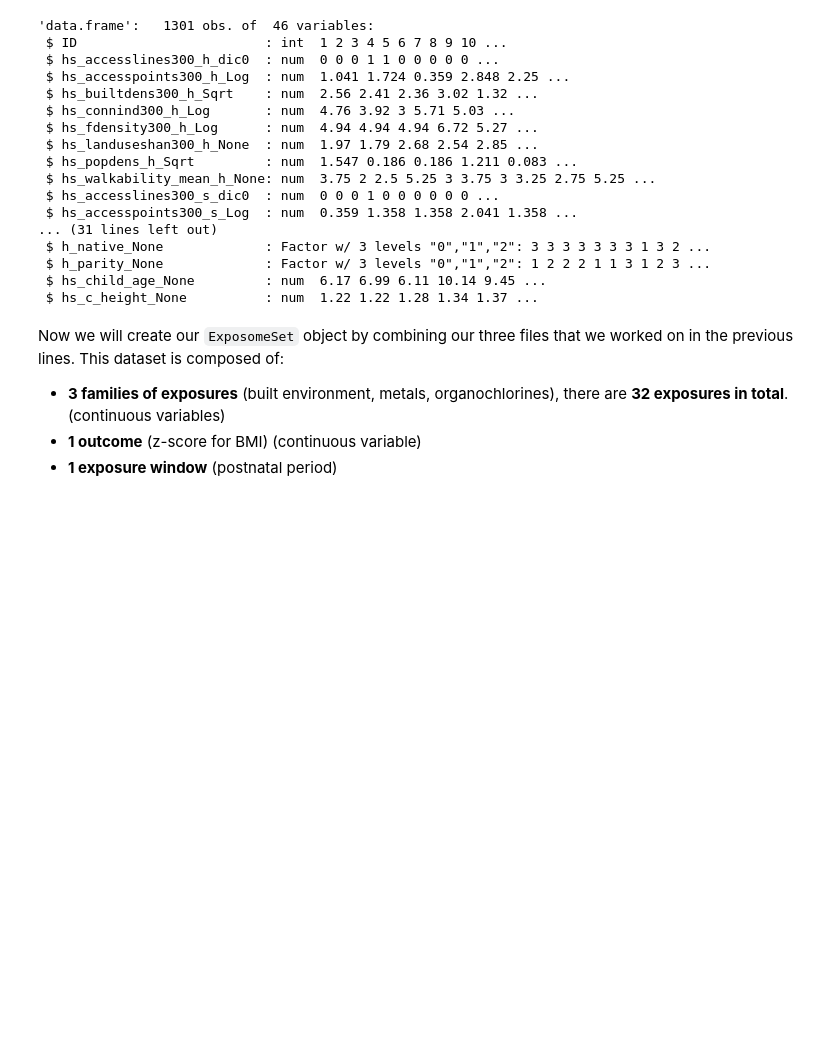
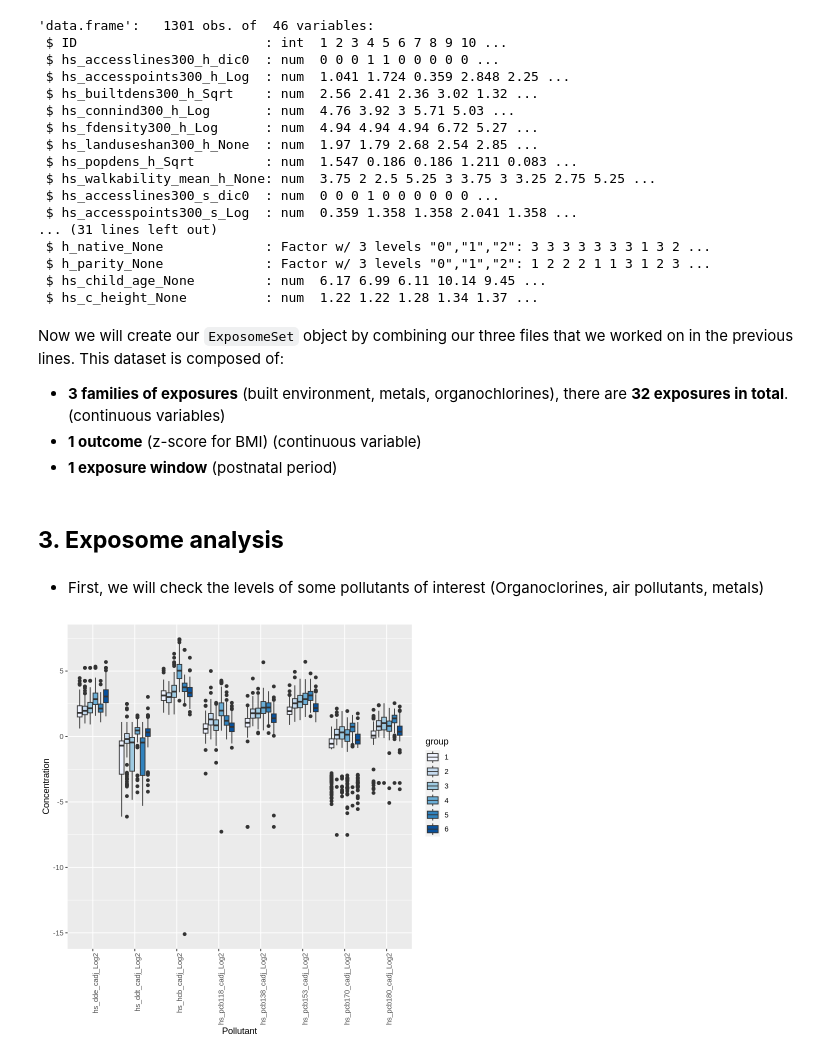
Before and after one commit to alldominguez/isee_young_rennes_ws1, a Jupyter notebook: ws1_isee_young_rennes_version1.ipynb, the cells around one changed output. Saved outputs shown, nothing was run; the diff lists cells and outputs as text; code cells hidden in the pictures; blank space fills up the shorter version.

```diff
--- a/ws1_isee_young_rennes_version1.ipynb
+++ b/ws1_isee_young_rennes_version1.ipynb
@@ -247,7 +249,7 @@ levels(codebook$family)
 # %%
 expo.list <- as.character(codebook$variable_name[(codebook$family == "Organochlorines" |
                                                   codebook$family == "Metals" |
-                                                  #codebook$family == "Air Pollution" |
+                                                  codebook$family == "Air Pollution" |
                                                   codebook$family == "Built environment") &
                                                   codebook$period == "Postnatal"]) # we can also select "Pregnancy"
 expo.list
@@ -373,9 +354,20 @@ Now we will create our `ExposomeSet` object by combining our three files that we
 * **1 outcome** (z-score for BMI) (continuous variable)
 * **1 exposure window** (postnatal period)
 # %%
-exp <- rexposome::loadExposome(
-  exposures = expo2[expo.list],
-  description = codebook[expo.list,],
-  phenotype = dat,
-  description.famCol = "family"
-  )
+exp <- rexposome::loadExposome(exposures = expo2[expo.list],
+                               description = codebook[expo.list,],
+                               phenotype = dat,
+                               description.famCol = "family")
+# %% [markdown]
+## **3. Exposome analysis** <a name="exposome-analysis"></a>
+# %% [markdown]
+- First, we will check the levels of some pollutants of interest (Organoclorines, air pollutants, metals)
+# %%
+# Organoclorines levels per cohort
+rexposome::plotFamily(exp,
+                      family = "Organochlorines",
+                      group = "h_cohort") +
+                      xlab('Pollutant') +
+                      ylab('Concentration')
+# %% [output]
+[figure, added]
```
Also changed, not shown: parts of 7 cells of this notebook.
